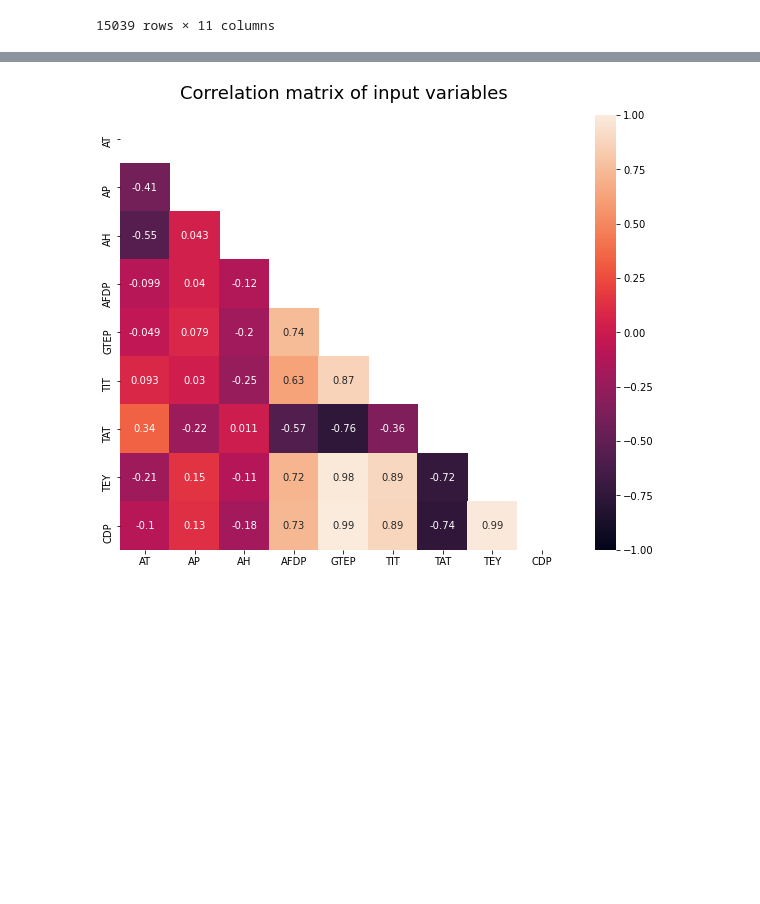
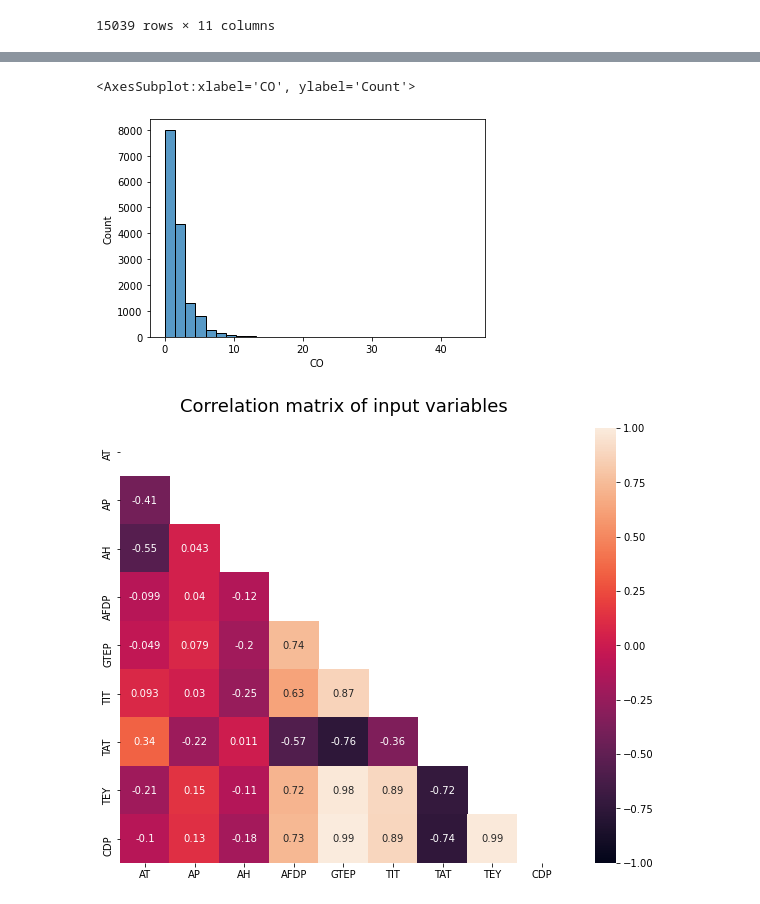
Before and after one commit to gil612/APP_P5, a Jupyter notebook: prediction.ipynb, the cells around one changed output, grey strips where cells are left out. Drawn from its saved outputs; the diff is of its cells as text; code cells hidden in the pictures; blank space fills up the shorter version.

```diff
--- a/prediction.ipynb
+++ b/prediction.ipynb
@@ -40,3 +45,8 @@ df.describe()
+# %%
+sns.histplot(df, x='CO', bins=30)
+# %% [output]
+<AxesSubplot:xlabel='CO', ylabel='Count'>
+[figure, added]
 # %%
 
 plt.figure(figsize=(10, 8))
```
Also changed, not shown: parts of 16 cells of this notebook.
